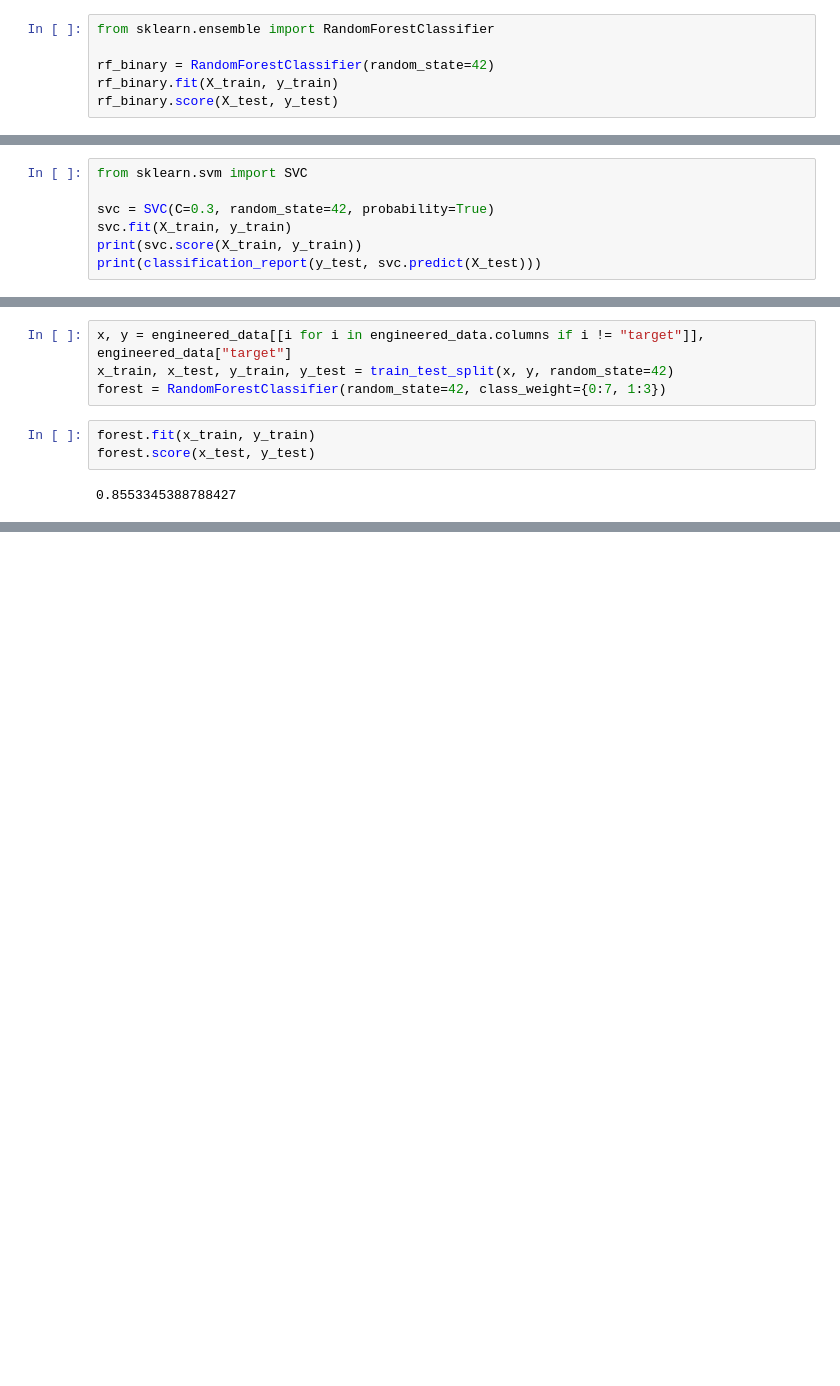
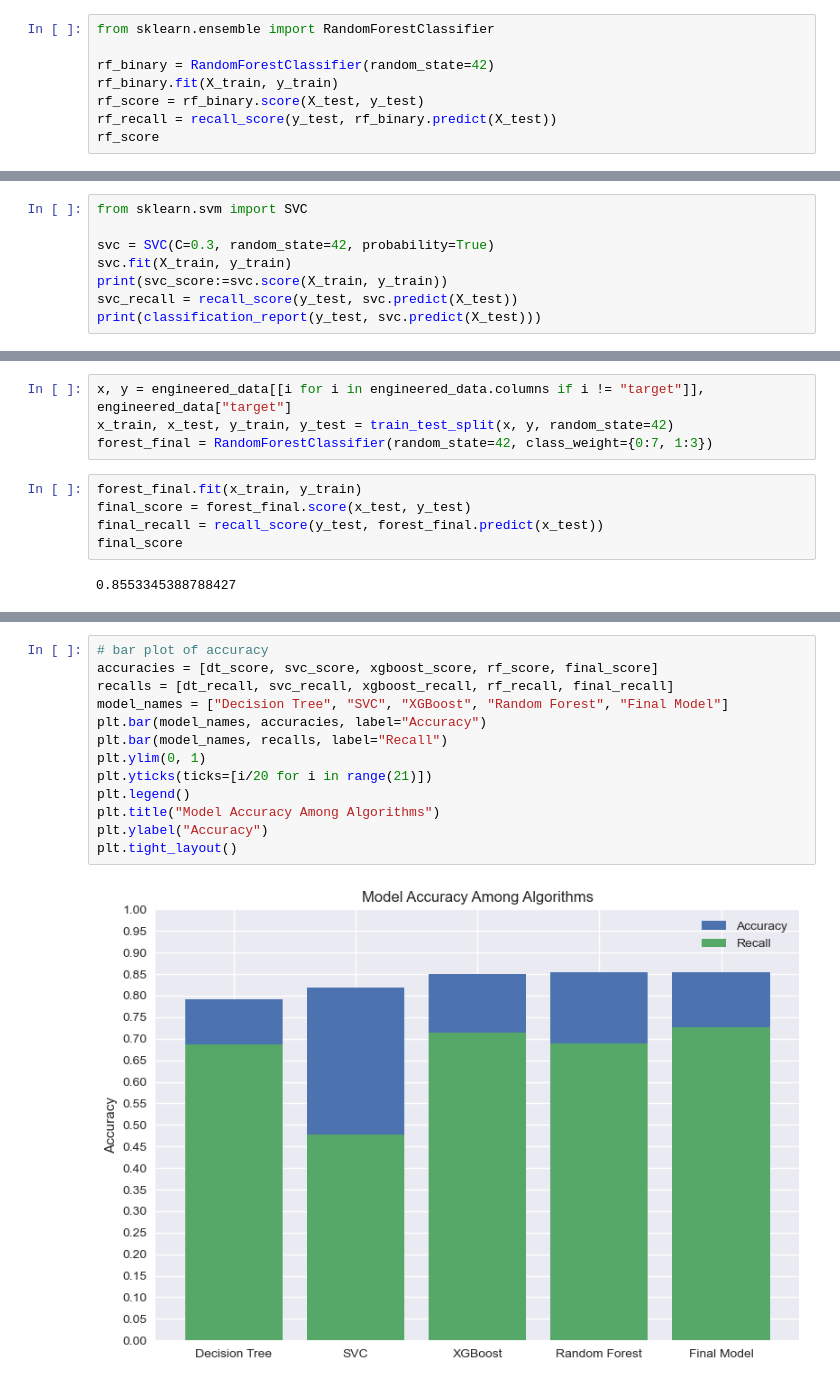
Before and after one commit to AndreJacobsPy/ai-academy-capstone, a Jupyter notebook: modeling.ipynb, the cells around one changed output, grey strips where cells are left out. Cells and saved outputs as stored; diff of their text form; blank space fills up the shorter version.

```diff
--- a/modeling.ipynb
+++ b/modeling.ipynb
@@ -167,7 +172,9 @@ from sklearn.ensemble import RandomForestClassifier
 
 rf_binary = RandomForestClassifier(random_state=42)
 rf_binary.fit(X_train, y_train)
-rf_binary.score(X_test, y_test)
+rf_score = rf_binary.score(X_test, y_test)
+rf_recall = recall_score(y_test, rf_binary.predict(X_test))
+rf_score
 # %% [output]
 0.8542372881355932
 # %%
@@ -196,7 +203,8 @@ from sklearn.svm import SVC
 
 svc = SVC(C=0.3, random_state=42, probability=True)
 svc.fit(X_train, y_train)
-print(svc.score(X_train, y_train))
+print(svc_score:=svc.score(X_train, y_train))
+svc_recall = recall_score(y_test, svc.predict(X_test))
 print(classification_report(y_test, svc.predict(X_test)))
 # %% [output]
 0.8185928228313083
@@ -495,10 +461,12 @@ memory usage: 1.8 MB
 # %%
 x, y = engineered_data[[i for i in engineered_data.columns if i != "target"]], engineered_data["target"]
 x_train, x_test, y_train, y_test = train_test_split(x, y, random_state=42)
-forest = RandomForestClassifier(random_state=42, class_weight={0:7, 1:3})
+forest_final = RandomForestClassifier(random_state=42, class_weight={0:7, 1:3})
 # %%
-forest.fit(x_train, y_train)
-forest.score(x_test, y_test)
+forest_final.fit(x_train, y_train)
+final_score = forest_final.score(x_test, y_test)
+final_recall = recall_score(y_test, forest_final.predict(x_test))
+final_score
 # %% [output]
 0.8553345388788427
 # %%
@@ -528,0 +508,15 @@ plt.show()
+# %%
+# bar plot of accuracy
+accuracies = [dt_score, svc_score, xgboost_score, rf_score, final_score]
+recalls = [dt_recall, svc_recall, xgboost_recall, rf_recall, final_recall]
+model_names = ["Decision Tree", "SVC", "XGBoost", "Random Forest", "Final Model"]
+plt.bar(model_names, accuracies, label="Accuracy")
+plt.bar(model_names, recalls, label="Recall")
+plt.ylim(0, 1)
+plt.yticks(ticks=[i/20 for i in range(21)])
+plt.legend()
+plt.title("Model Accuracy Among Algorithms")
+plt.ylabel("Accuracy")
+plt.tight_layout()
+# %% [output]
+[figure, added]
```
Also changed, not shown: parts of 22 cells of this notebook, 3 other files.
